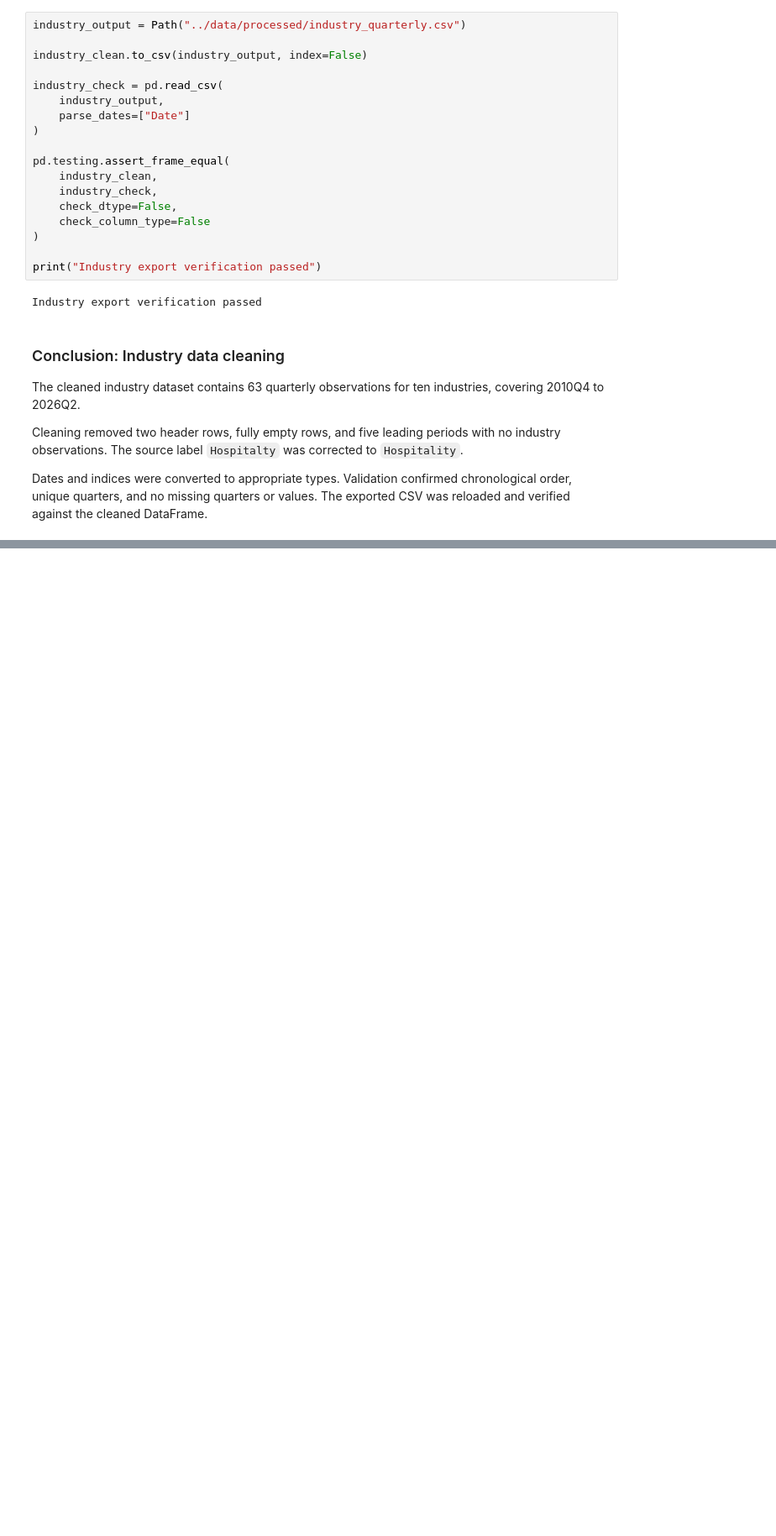
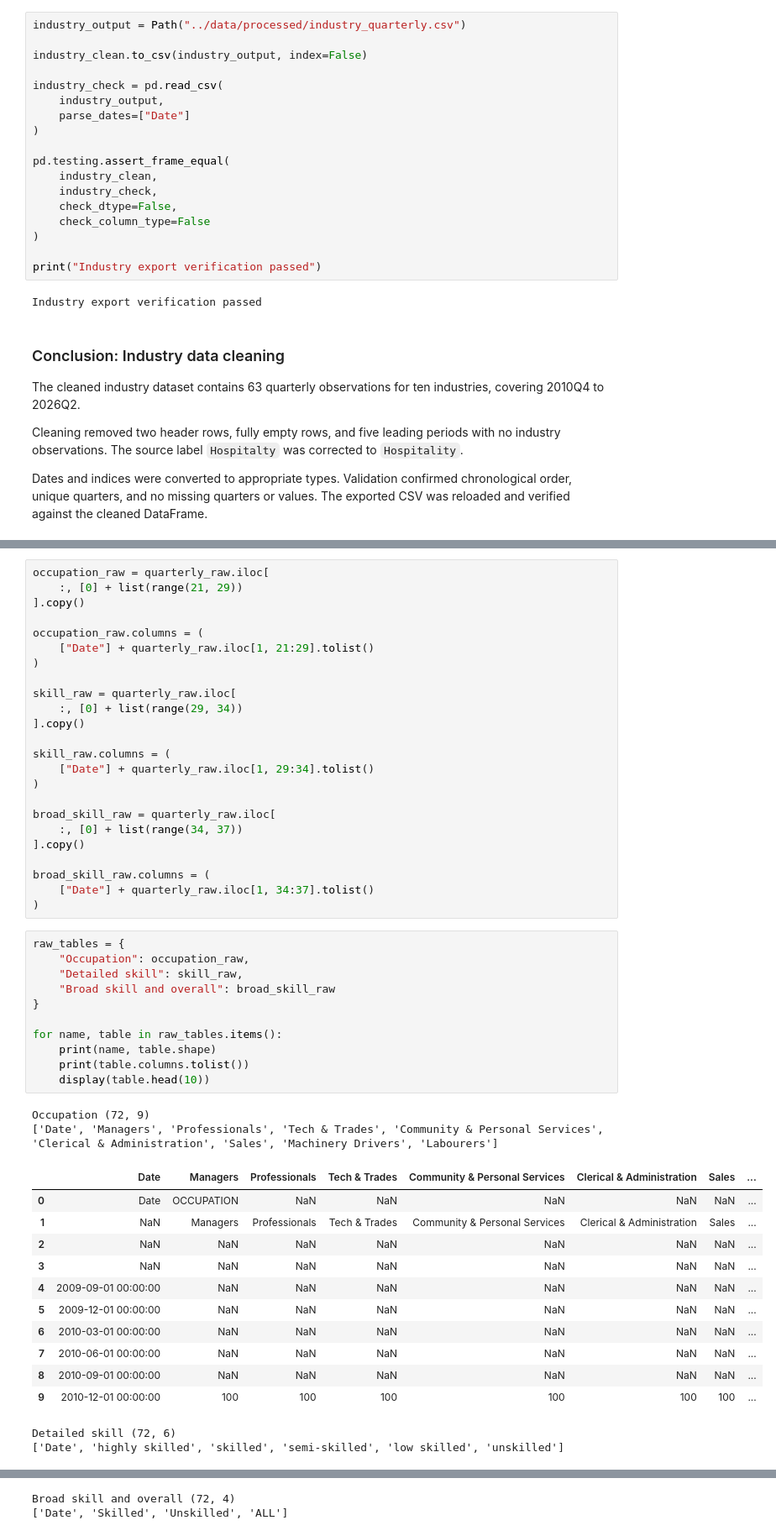
Before and after one commit to kamalpreetsinghh/nz-job-market-data-analysis, a Jupyter notebook: notebooks/01_data_loading.ipynb, the cells around one changed output, grey strips where cells are left out. Shown at 84% size. Cells and saved outputs as stored; diff of their text form; blank space fills up the shorter version.

Commit message:
Clean and validate occupation and skill-level indices

```diff
--- a/notebooks/01_data_loading.ipynb
+++ b/notebooks/01_data_loading.ipynb
@@ -544,0 +547,51 @@ cleaned DataFrame.
+# %%
+occupation_raw = quarterly_raw.iloc[
+    :, [0] + list(range(21, 29))
+].copy()
+
+occupation_raw.columns = (
+    ["Date"] + quarterly_raw.iloc[1, 21:29].tolist()
+)
+
+skill_raw = quarterly_raw.iloc[
+    :, [0] + list(range(29, 34))
+].copy()
+
+skill_raw.columns = (
+    ["Date"] + quarterly_raw.iloc[1, 29:34].tolist()
+)
+
+broad_skill_raw = quarterly_raw.iloc[
+    :, [0] + list(range(34, 37))
+].copy()
+
+broad_skill_raw.columns = (
+    ["Date"] + quarterly_raw.iloc[1, 34:37].tolist()
+)
+# %%
+raw_tables = {
+    "Occupation": occupation_raw,
+    "Detailed skill": skill_raw,
+    "Broad skill and overall": broad_skill_raw
+}
+
+for name, table in raw_tables.items():
+    print(name, table.shape)
+    print(table.columns.tolist())
+    display(table.head(10))
+# %% [output]
+Occupation (72, 9)
+['Date', 'Managers', 'Professionals', 'Tech & Trades', 'Community & Personal Services', 'Clerical & Administration', 'Sales', 'Machinery Drivers', 'Labourers']
+|  | Date | Managers | Professionals | Tech & Trades | Community & Personal Services | Clerical & Administration | Sales | ... |
+| 0 | Date | OCCUPATION | NaN | NaN | NaN | NaN | NaN | ... |
+| 1 | NaN | Managers | Professionals | Tech & Trades | Community & Personal Services | Clerical & Administration | Sales | ... |
+| 2 | NaN | NaN | NaN | NaN | NaN | NaN | NaN | ... |
+| 3 | NaN | NaN | NaN | NaN | NaN | NaN | NaN | ... |
+| 4 | 2009-09-01 00:00:00 | NaN | NaN | NaN | NaN | NaN | NaN | ... |
+| 5 | 2009-12-01 00:00:00 | NaN | NaN | NaN | NaN | NaN | NaN | ... |
+| 6 | 2010-03-01 00:00:00 | NaN | NaN | NaN | NaN | NaN | NaN | ... |
+| 7 | 2010-06-01 00:00:00 | NaN | NaN | NaN | NaN | NaN | NaN | ... |
+| 8 | 2010-09-01 00:00:00 | NaN | NaN | NaN | NaN | NaN | NaN | ... |
+| 9 | 2010-12-01 00:00:00 | 100 | 100 | 100 | 100 | 100 | 100 | ... |
+Detailed skill (72, 6)
+['Date', 'highly skilled', 'skilled', 'semi-skilled', 'low skilled', 'unskilled']
@@ -544,0 +609,2 @@ cleaned DataFrame.
+Broad skill and overall (72, 4)
+['Date', 'Skilled', 'Unskilled', 'ALL']
```
Also changed, not shown: parts of 8 cells of this notebook, 1 other file.
